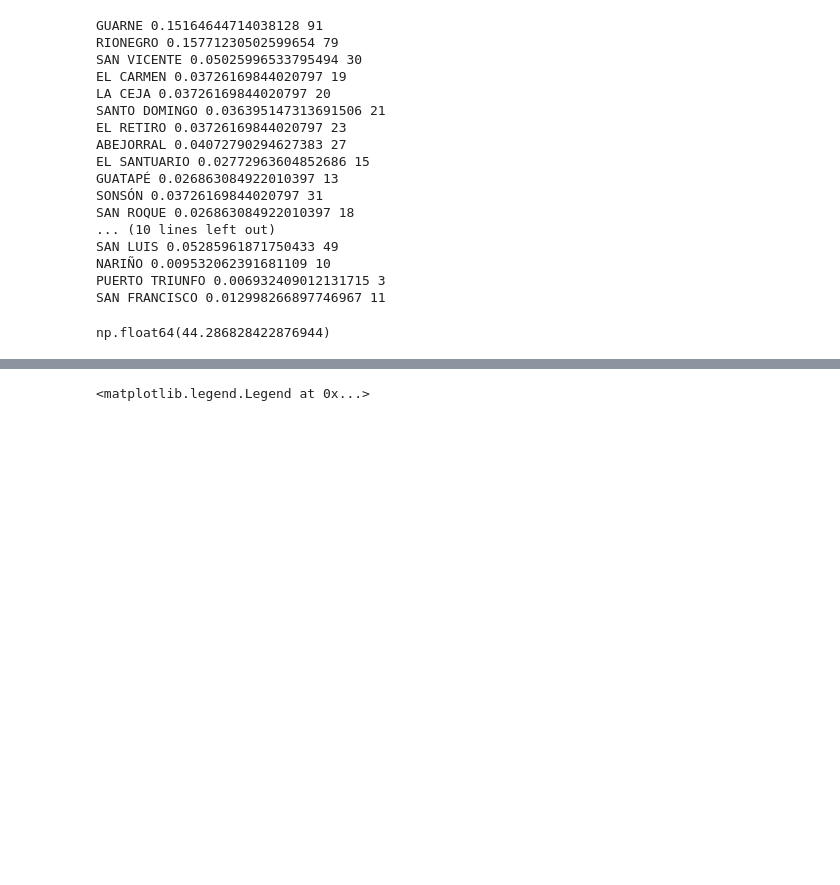
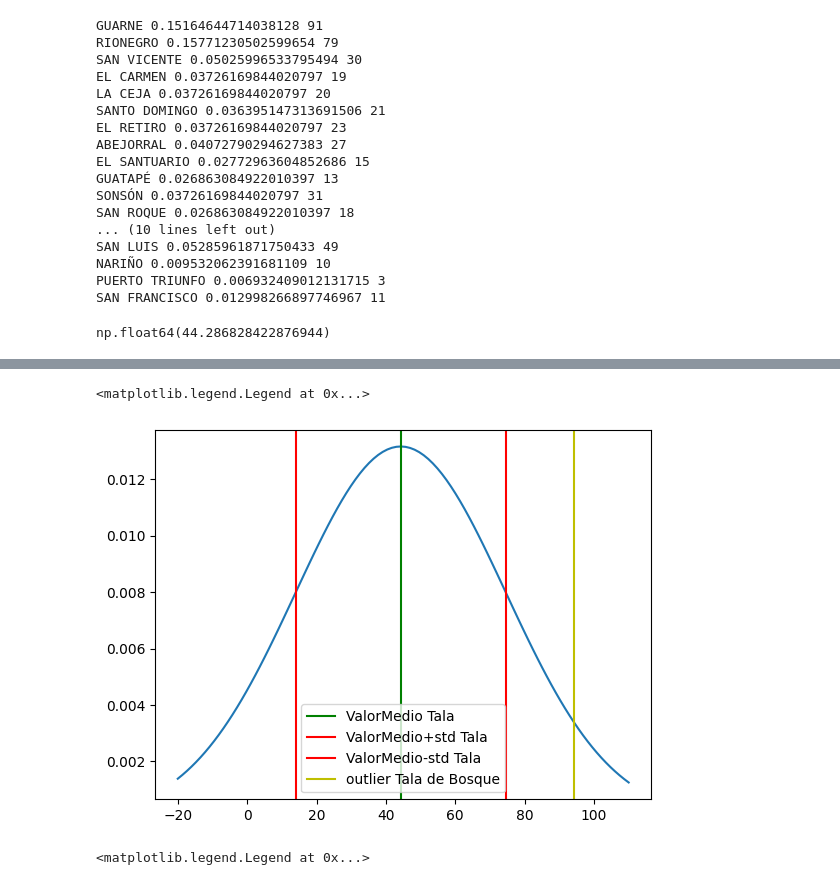
Before and after one commit to asegura4488/CienciaDatos, a Jupyter notebook: Semana4/QuejasAmbientales.ipynb, the cells around one changed output, grey strips where cells are left out. Saved outputs shown, nothing was run; the diff lists cells and outputs as text; code cells hidden in the pictures; blank space fills up the shorter version.

```diff
--- a/Semana4/QuejasAmbientales.ipynb
+++ b/Semana4/QuejasAmbientales.ipynb
@@ -227,3 +276,13 @@ np.float64(44.286828422876944)
+# %%
+plt.plot(x,y)
+plt.axvline( ValorMedio, color='g', label='ValorMedio Tala' )
+plt.axvline( ValorMedio+std, color='r', label='ValorMedio+std Tala' )
+plt.axvline( ValorMedio-std, color='r', label='ValorMedio-std Tala' )
+plt.axvline( outlier, color='y', label='outlier Tala de Bosque' )
+plt.legend()
+# %% [output]
+<matplotlib.legend.Legend at 0x...>
+[figure, added]
 # %%
 ax = CrossAfectacion.plot( kind= 'barh', stacked=True )
 ax.axvline( ValorMedio, color='g', label='ValorMedio Tala' )
```
Also changed, not shown: parts of 6 cells of this notebook.
